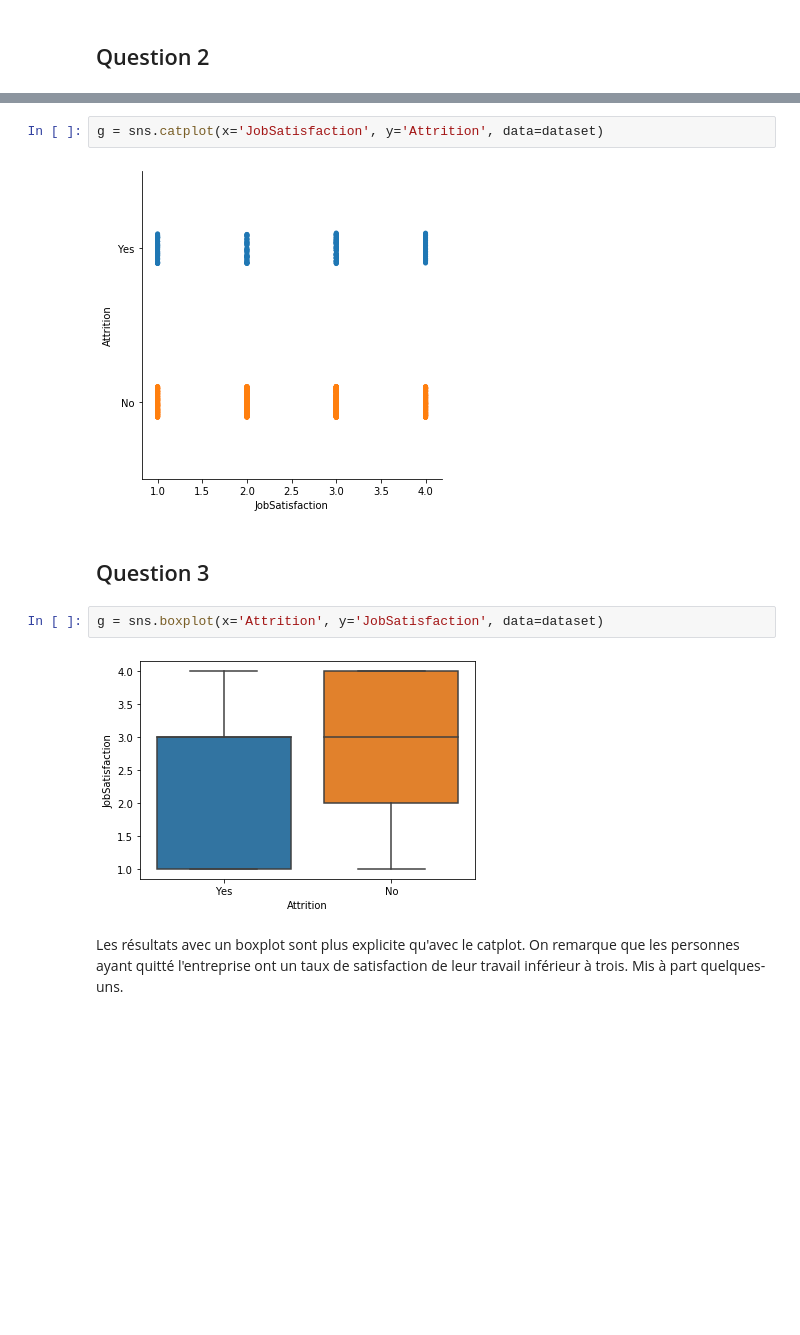
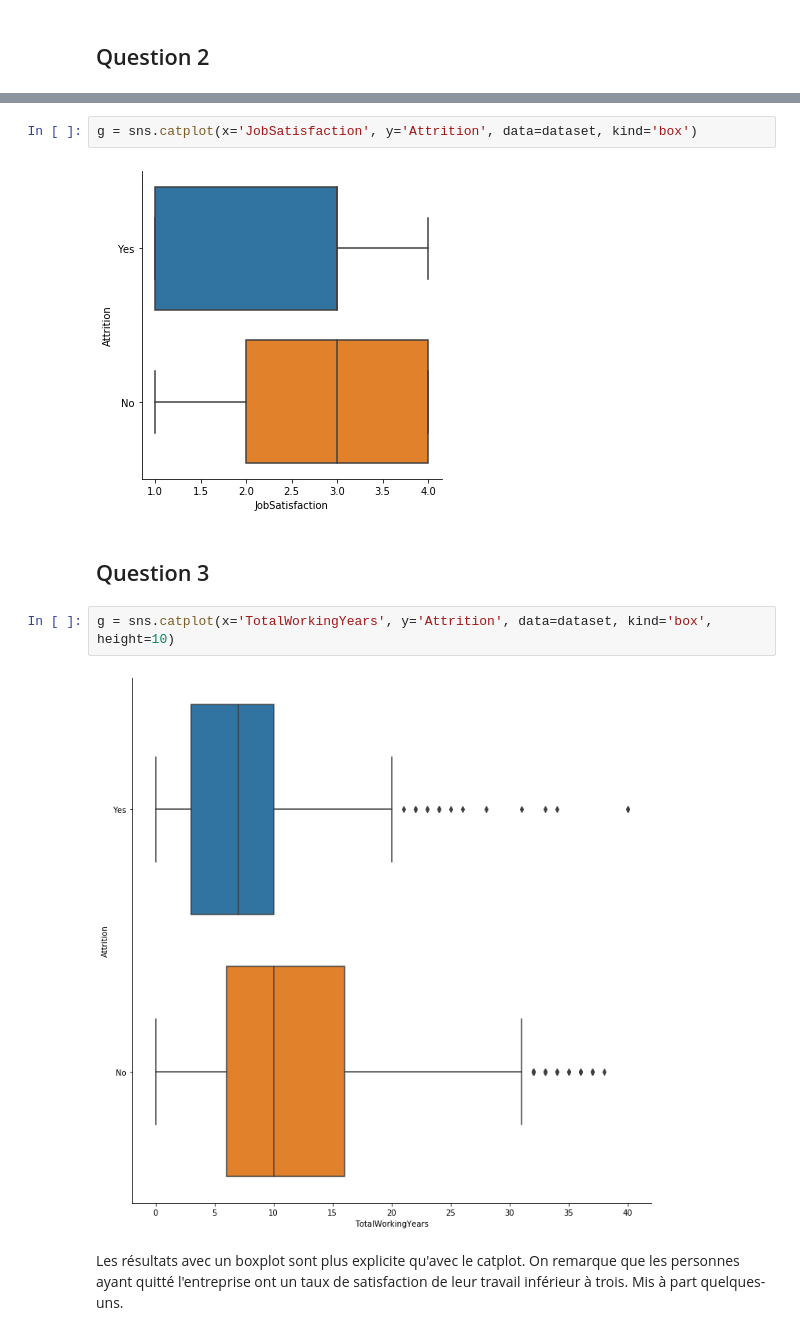
Before and after one commit to Dakistos/python-test, a Jupyter notebook: Dataviz.ipynb, the cells around one changed output, grey strips where cells are left out. Saved outputs shown, nothing was run; the diff lists cells and outputs as text; blank space fills up the shorter version.

```diff
--- a/Dataviz.ipynb
+++ b/Dataviz.ipynb
@@ -263,13 +253,13 @@ leavedEmployee = dataset['Attrition']
 # %%
-g = sns.catplot(x='JobSatisfaction', y='Attrition', data=dataset)
+g = sns.catplot(x='JobSatisfaction', y='Attrition', data=dataset, kind='box')
 # %% [output]
-[figure, old version]
+[figure, new version]
 # %% [markdown]
 ## Question 3
 # %%
-g = sns.boxplot(x='Attrition', y='JobSatisfaction', data=dataset)
+g = sns.catplot(x='TotalWorkingYears', y='Attrition', data=dataset, kind='box', height=10)
 # %% [output]
-[figure, old version]
+[figure, new version]
 # %% [markdown]
 Les résultats avec un boxplot sont plus explicite qu'avec le catplot. On remarque que les personnes ayant quitté l'entreprise ont un taux de satisfaction de leur travail inférieur à trois. Mis à part quelques-uns.
 # %% [markdown]
```
Also changed, not shown: parts of 21 cells of this notebook, 3 other files.
